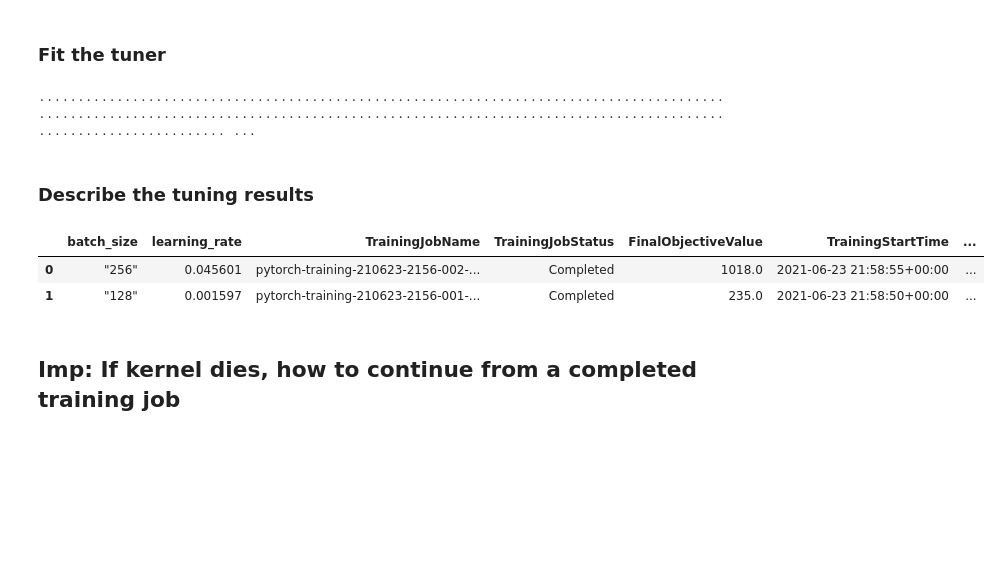
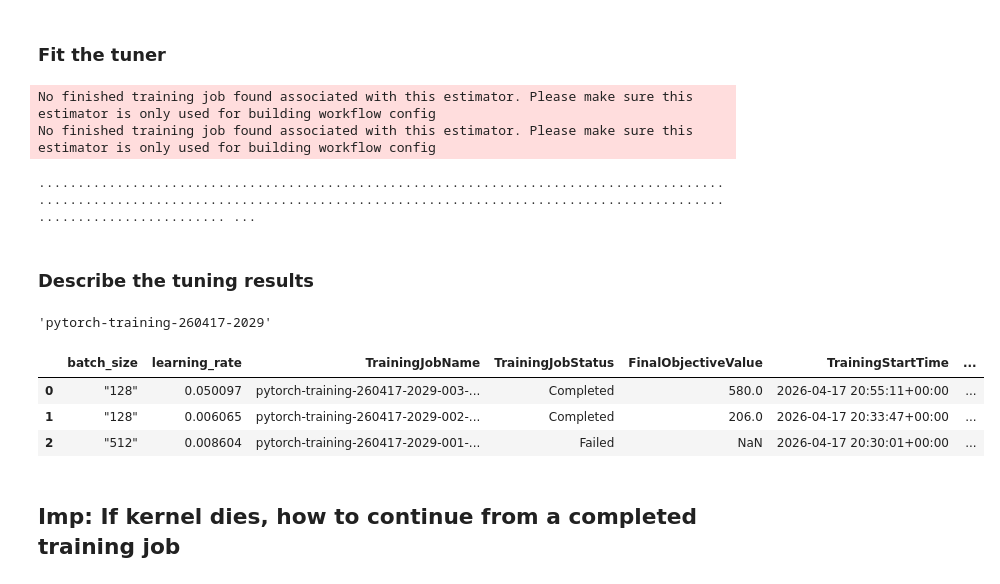
Before and after one commit to cjmunoz131/udacity-aws-ml-nanodegree, a Jupyter notebook: operationalizing-ml-on-sagemaker/train_and_deploy-solution.ipynb, the cells around one changed output. Cells and saved outputs as stored; diff of their text form; code cells hidden in the pictures; blank space fills up the shorter version.

```diff
--- a/operationalizing-ml-on-sagemaker/train_and_deploy-solution.ipynb
+++ b/operationalizing-ml-on-sagemaker/train_and_deploy-solution.ipynb
@@ -63,23 +104,30 @@ tuner = HyperparameterTuner(
 # %%
-os.environ['SM_CHANNEL_TRAINING']='s3://mutual-machine-learning-tests/'
-os.environ['SM_MODEL_DIR']='s3://mutual-machine-learning-tests/'
-os.environ['SM_OUTPUT_DATA_DIR']='s3://mutual-machine-learning-tests/output/'
-tuner.fit({"training": "s3://mutual-machine-learning-tests/"})
+os.environ['SM_CHANNEL_TRAINING']=f's3://{BUCKET}/'
+os.environ['SM_MODEL_DIR']=f's3://{BUCKET}/'
+os.environ['SM_OUTPUT_DATA_DIR']=f's3://{BUCKET}/output/'
+tuner.fit({"training": f"s3://{BUCKET}/"})
 # %% [output]
-........................................................................................................................................................................................................ ...
+No finished training job found associated with this estimator. Please make sure this estimator is only used for building workflow config
+No finished training job found associated with this estimator. Please make sure this estimator is only used for building workflow config
+........................................................................................................................................................................................................ ...
 # %% [markdown]
 <h3>Describe the tuning results</h3>
+# %%
+tuner.describe()['HyperParameterTuningJobName']
+# %% [output]
+'pytorch-training-260417-2029'
 # %%
 exp = HyperparameterTuningJobAnalytics(
-  hyperparameter_tuning_job_name='pytorch-training-210623-2156')
+  hyperparameter_tuning_job_name='pytorch-training-260417-2029')
 
 jobs = exp.dataframe()
 
 jobs.sort_values('FinalObjectiveValue', ascending=0)
 # %% [output]
 |  | batch_size | learning_rate | TrainingJobName | TrainingJobStatus | FinalObjectiveValue | TrainingStartTime | ... |
-| 0 | "256" | 0.045601 | pytorch-training-210623-2156-002-... | Completed | 1018.0 | 2021-06-23 21:58:55+00:00 | ... |
-| 1 | "128" | 0.001597 | pytorch-training-210623-2156-001-... | Completed | 235.0 | 2021-06-23 21:58:50+00:00 | ... |
+| 0 | "128" | 0.050097 | pytorch-training-260417-2029-003-... | Completed | 580.0 | 2026-04-17 20:55:11+00:00 | ... |
+| 1 | "128" | 0.006065 | pytorch-training-260417-2029-002-... | Completed | 206.0 | 2026-04-17 20:33:47+00:00 | ... |
+| 2 | "512" | 0.008604 | pytorch-training-260417-2029-001-... | Failed | NaN | 2026-04-17 20:30:01+00:00 | ... |
 # %% [markdown]
 ## Imp: If kernel dies, how to continue from a completed training job
 # %%
```
Also changed, not shown: parts of 22 cells of this notebook.
